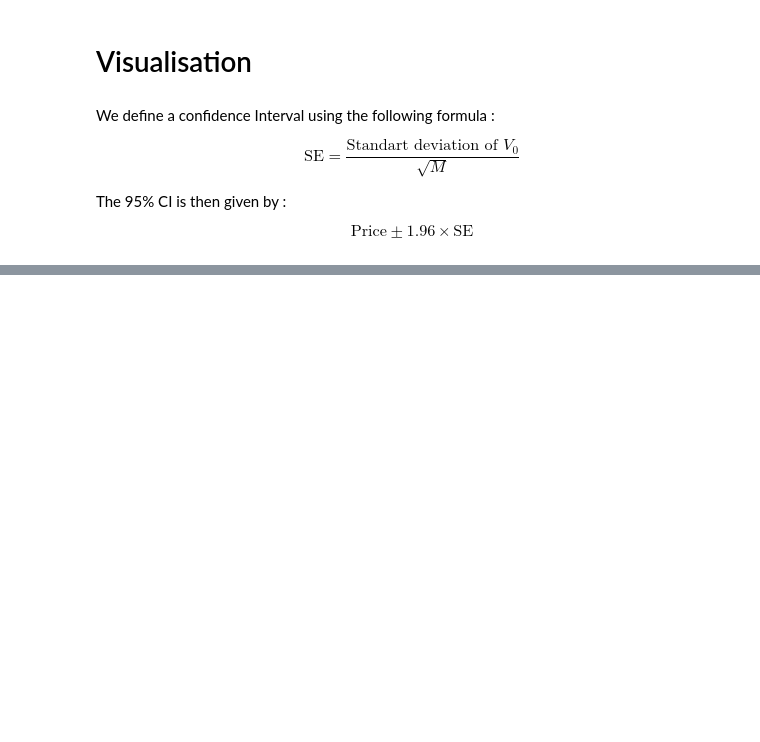
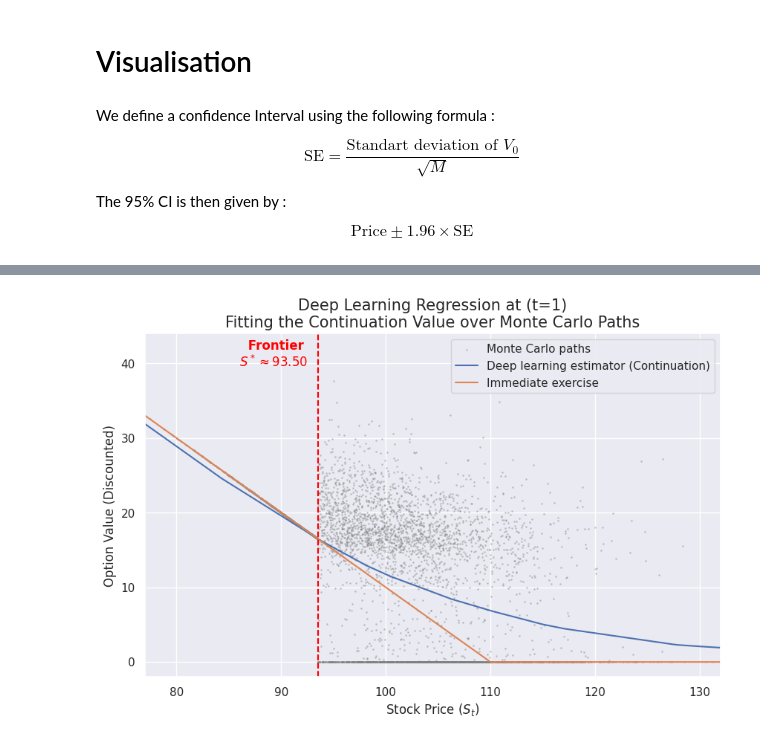
Before and after one commit to ThomasQuarck/Deep_American_Option_Pricing, a Jupyter notebook: Deep_American_Option_Pricing.ipynb, the cells around one changed output, grey strips where cells are left out. Saved outputs shown, nothing was run; the diff lists cells and outputs as text; code cells hidden in the pictures; blank space fills up the shorter version.

Commit message:
Modification of frontier of continuation graph

```diff
--- a/Deep_American_Option_Pricing.ipynb
+++ b/Deep_American_Option_Pricing.ipynb
@@ -259,0 +230,55 @@ plt.show()
+# %%
+# --- 8. Model vs. Monte Carlo Data (at t=1) ---
+
+# 1. Prepare Raw Monte Carlo Data (Background Noise)
+n = 5000  # Subset of points for better visualization
+plt.figure(figsize=(10, 6))
+sns.set_theme()
+
+# Extract simulated prices and values, move to CPU for plotting
+x_raw = S[0:n, 1].cpu().flatten()
+y_raw = values[0:n].cpu().flatten()
+
+# Plot the noisy Monte Carlo paths
+plt.scatter(x_raw, y_raw, alpha=0.3, color='grey', s=1, label='Monte Carlo paths')
+
+# 2. Deep Learning Prediction
+# Create a sorted grid of stock prices for a clean line plot
+x = torch.linspace(75, 135, 400).to(device)
+
+model.eval()  # Set model to evaluation mode
+with torch.no_grad():
+    # Predict Continuation Value for the grid
+    y = model(x.unsqueeze(1)).cpu().squeeze()
+
+plt.plot(x.cpu().flatten(), y, label='Deep learning estimator (Continuation)')
+
+# 3. Immediate Exercise Payoff
+p = torch.relu(K - x).cpu().flatten()
+plt.plot(x.cpu().flatten(), p, label='Immediate exercise')
+
+# 4. Find and Plot the Exercise Boundary
+# Identify the intersection where Continuation Value meets Payoff
+diff = p - y
+i = np.where(diff < 0)[0][0]
+
+# Draw the vertical red line at the optimal exercise price S*
+plt.axvline(x[i].cpu().flatten(), color='red', linestyle='dashed', linewidth=1.5)
+
+# Add text annotation
+plt.text(x[i].cpu().numpy() * 0.99, plt.ylim()[1],
+         f' Frontier \n $S^* \\approx {x[i].cpu().numpy():.2f}$',
+         color='red', ha='right', fontweight='bold')
+
+# 5. Style
+plt.xlim(K * 0.7, K * 1.2)
+plt.ylim(-2, K * 0.4)
+
+plt.title(f"Deep Learning Regression at (t=1)\nFitting the Continuation Value over Monte Carlo Paths", fontsize=15)
+plt.xlabel("Stock Price ($S_t$)", fontsize=12)
+plt.ylabel("Option Value (Discounted)", fontsize=12)
+
+plt.legend()
+plt.show()
+# %% [output]
+[figure, added]
```
Also changed, not shown: parts of 4 cells of this notebook.
